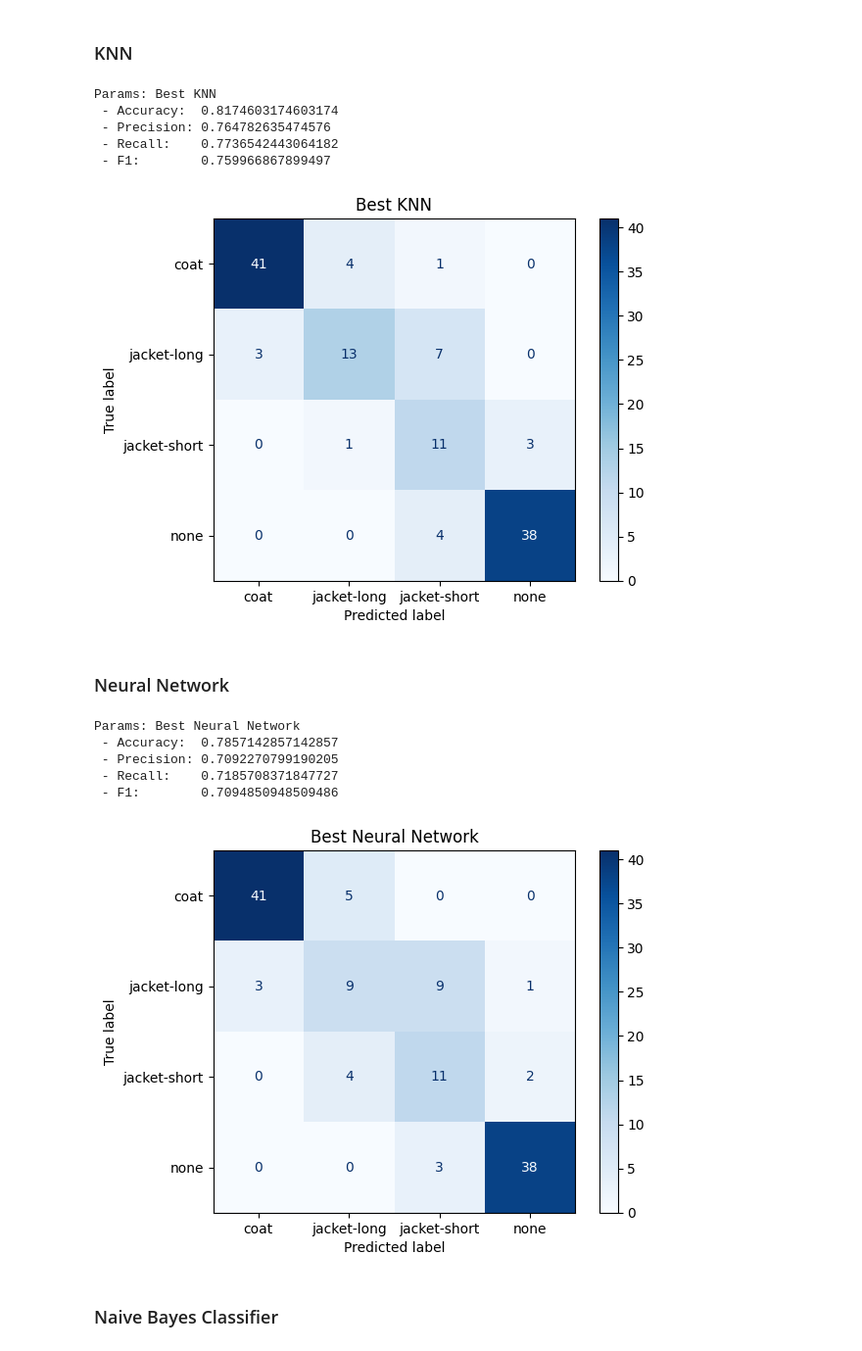
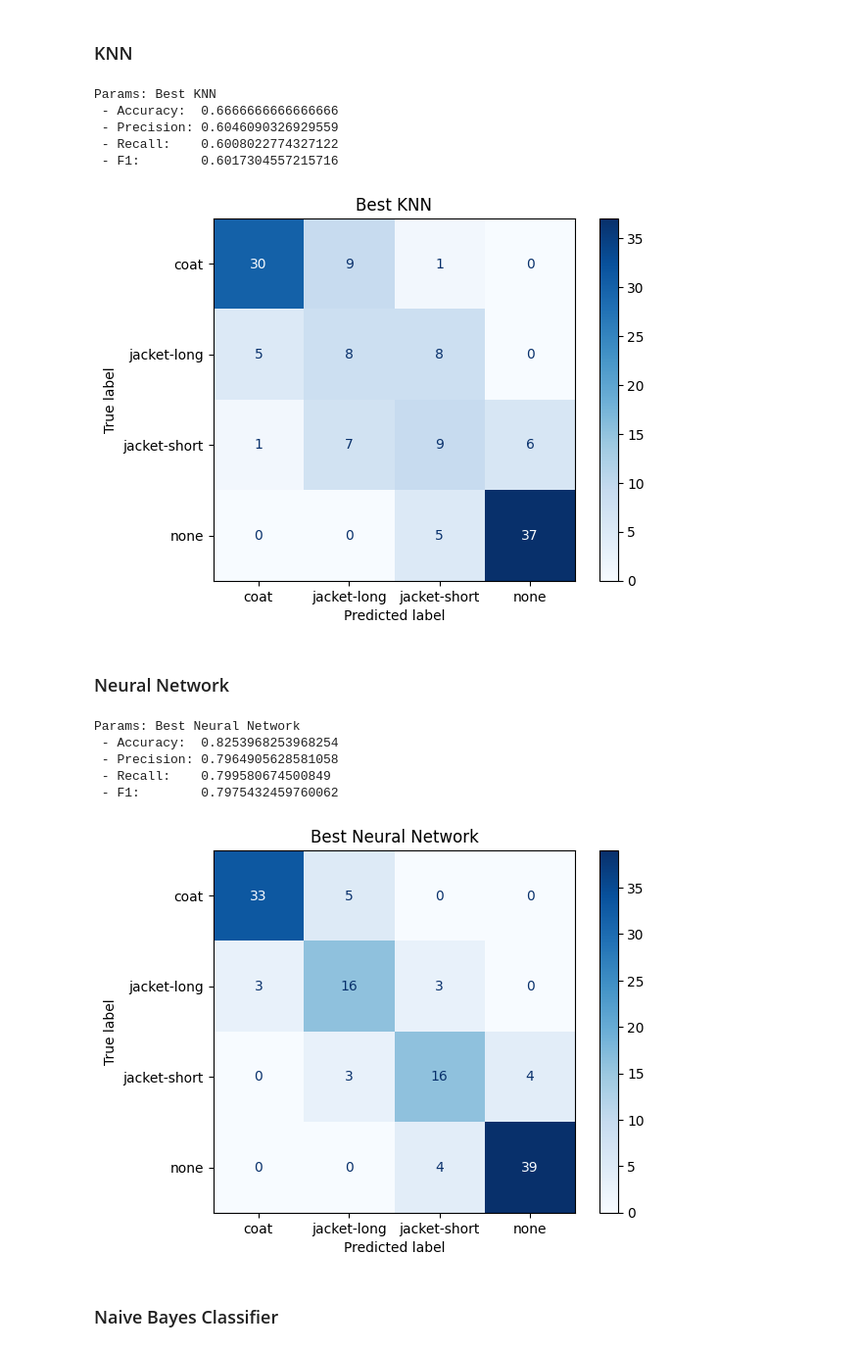
Before and after one commit to tikkikkit21/WeatherML, a Jupyter notebook: research.ipynb, the cells around one changed output. Shown at 98% size. Drawn from its saved outputs; the diff is of its cells as text; code cells hidden in the pictures.

Commit message:
Add stratification to train/val/test split
Resolves #24

```diff
--- a/research.ipynb
+++ b/research.ipynb
@@ -384,10 +384,21 @@ X = df_ml.drop(columns=['Outer Clothing'])
 y = df_ml['Outer Clothing']
 
 # split off testing data
-X_temp, X_test, y_temp, y_test = train_test_split(X, y, test_size=0.1, random_state=1234)
+X_temp, X_test, y_temp, y_test = train_test_split(
+    X,
+    y,
+    test_size=0.1,
+    random_state=RANDOM_STATE,
+    stratify=y
+)
 
 # split rest into training and validation
-X_train, X_val, y_train, y_val = train_test_split(X_temp, y_temp, test_size=2/9, random_state=1234)
+X_train, X_val, y_train, y_val = train_test_split(
+    X_temp,
+    y_temp,
+    test_size=2/9,
+    random_state=RANDOM_STATE,
+    stratify=y_temp)
 
 # normalize
 numeric_columns = df_ml.select_dtypes(include=['number']).columns
@@ -395,9 +406,3 @@ scaler = StandardScaler()
 X_train[numeric_columns] = scaler.fit_transform(X_train[numeric_columns])
 X_val[numeric_columns] = scaler.transform(X_val[numeric_columns])
 X_test[numeric_columns] = scaler.transform(X_test[numeric_columns])
-
-# print results
-print('Train size:', X_train.shape[0])
-print('Val size:', X_val.shape[0])
-print('Test size:', X_test.shape[0])
-X_train.head()
@@ -529,7 +554,7 @@ fig.legend(loc='upper right');
 # %%
 nn_params = {
     'hidden_layer_sizes' : [
-        (20, 20, 20)
+        (10, 10, 10)
     ],
     'activation': ['logistic', 'tanh', 'relu'],
     'solver': ['lbfgs', 'adam'],
@@ -538,7 +563,7 @@ nn_params = {
 
 nn_model = MLPClassifier(
     random_state=RANDOM_STATE,
-    max_iter=2000
+    max_iter=5000
 )
 
 nn_grid = GridSearchCV(nn_model, nn_params, cv=5, scoring=['accuracy', 'f1_macro'], refit='f1_macro')
@@ -629,10 +671,10 @@ Params: Bagged Logistic Regression
 best_dt = DecisionTreeClassifier(
     random_state=RANDOM_STATE,
     class_weight='balanced',
-    criterion='entropy',
-    max_depth=10,
+    criterion='gini',
+    max_depth=20,
     max_features=None,
-    min_samples_leaf=10
+    min_samples_leaf=5
 )
 
 best_dt.fit(X_train, y_train)
@@ -670,7 +712,7 @@ Params: Random Forest
 # %%
 best_knn = KNeighborsClassifier(
     algorithm='ball_tree',
-    n_neighbors=5,
+    n_neighbors=13,
     p=1,
     weights='distance',
     n_jobs=-2
@@ -681,33 +723,33 @@ lr_ypred = best_knn.predict(X_val)
 knn_results = score_model(lr_ypred, y_val, label='Best KNN')
 # %% [output]
 Params: Best KNN
- - Accuracy:  0.8174603174603174
- - Precision: 0.764782635474576
- - Recall:    0.7736542443064182
- - F1:        0.759966867899497
+ - Accuracy:  0.6666666666666666
+ - Precision: 0.6046090326929559
+ - Recall:    0.6008022774327122
+ - F1:        0.6017304557215716
-[figure, old version]
+[figure, new version]
 # %% [markdown]
 ### Neural Network
 # %%
 best_nn = MLPClassifier(
     random_state=RANDOM_STATE,
-    hidden_layer_sizes=(20, 20, 20),
+    hidden_layer_sizes=(10, 10, 10),
     max_iter=2000,
     activation='logistic',
-    alpha=0.001,
+    alpha=0.0001,
     solver='adam'
 )
 
 best_nn.fit(X_train, y_train)
 lr_ypred = best_nn.predict(X_val)
 nn_results = score_model(lr_ypred, y_val, label='Best Neural Network')
 # %% [output]
 Params: Best Neural Network
- - Accuracy:  0.7857142857142857
- - Precision: 0.7092270799190205
- - Recall:    0.7185708371847727
- - F1:        0.7094850948509486
+ - Accuracy:  0.8253968253968254
+ - Precision: 0.7964905628581058
+ - Recall:    0.799580674500849
+ - F1:        0.7975432459760062
-[figure, old version]
+[figure, new version]
 # %% [markdown]
 ### Naive Bayes Classifier
 # %%
```
Also changed, not shown: parts of 15 cells of this notebook.
